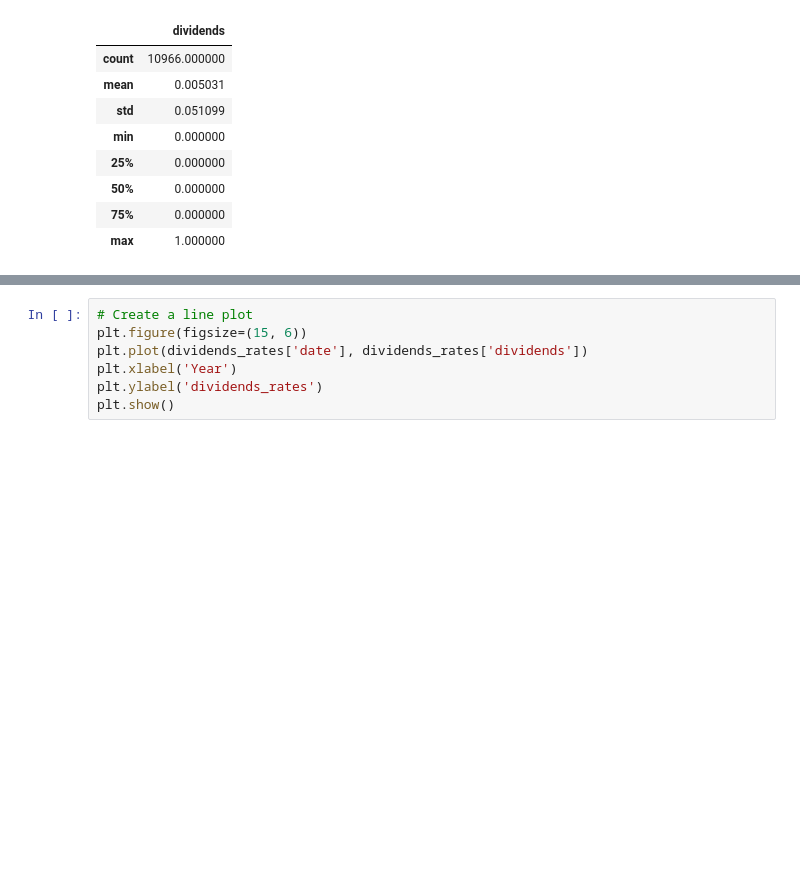
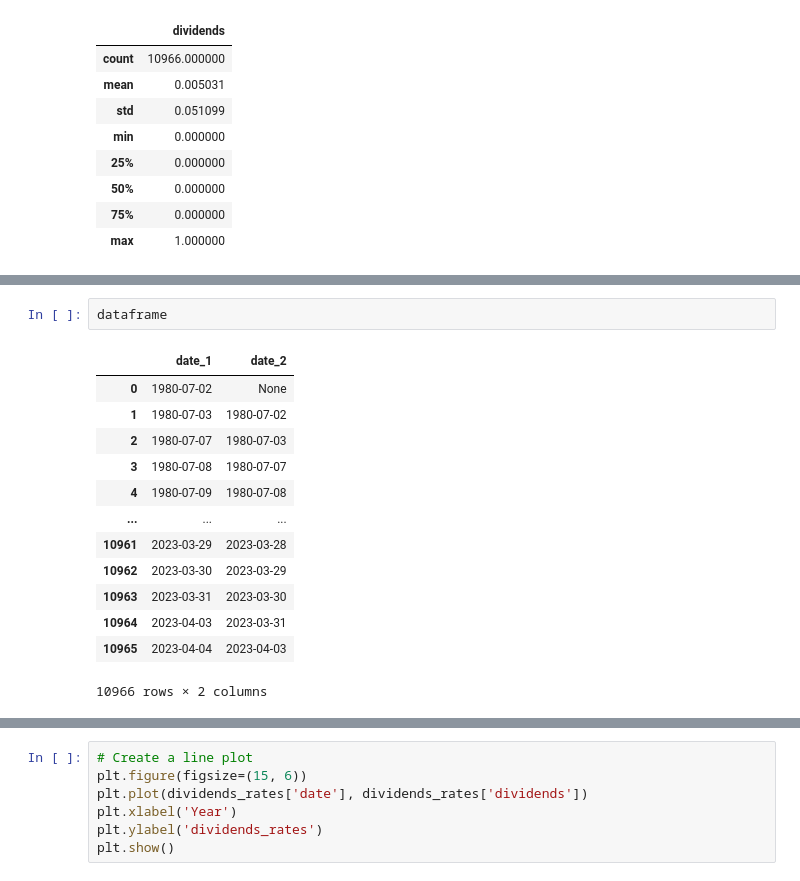
Before and after one commit to tharina11/Financial-Data-Analysis, a Jupyter notebook: Data Exploration/Dividends data variation over time.ipynb, the cells around one changed output, grey strips where cells are left out. Cells and saved outputs as stored; diff of their text form; blank space fills up the shorter version.

```diff
--- a/Data Exploration/Dividends data variation over time.ipynb
+++ b/Data Exploration/Dividends data variation over time.ipynb
@@ -52,0 +76,16 @@ plt.show()
+# %%
+dataframe
+# %% [output]
+|  | date_1 | date_2 |
+| 0 | 1980-07-02 | None |
+| 1 | 1980-07-03 | 1980-07-02 |
+| 2 | 1980-07-07 | 1980-07-03 |
+| 3 | 1980-07-08 | 1980-07-07 |
+| 4 | 1980-07-09 | 1980-07-08 |
+| ... | ... | ... |
+| 10961 | 2023-03-29 | 2023-03-28 |
+| 10962 | 2023-03-30 | 2023-03-29 |
+| 10963 | 2023-03-31 | 2023-03-30 |
+| 10964 | 2023-04-03 | 2023-03-31 |
+| 10965 | 2023-04-04 | 2023-04-03 |
+10966 rows × 2 columns
```
Also changed, not shown: parts of 10 cells of this notebook.
